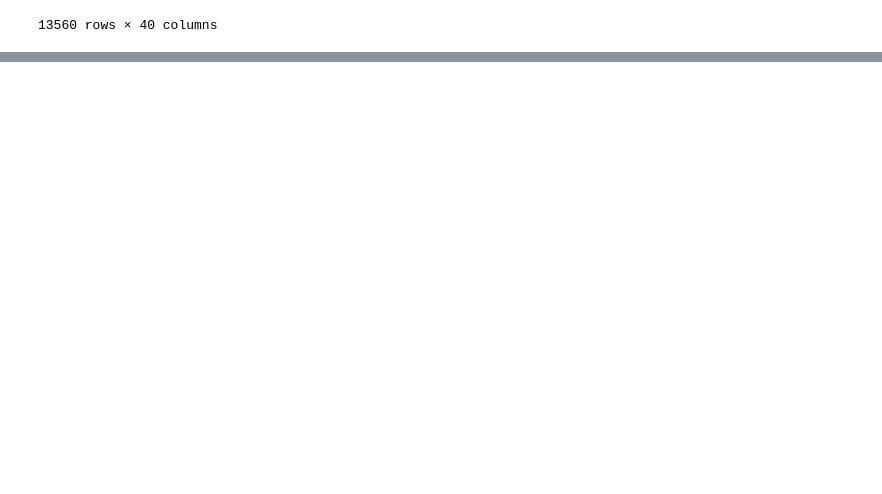
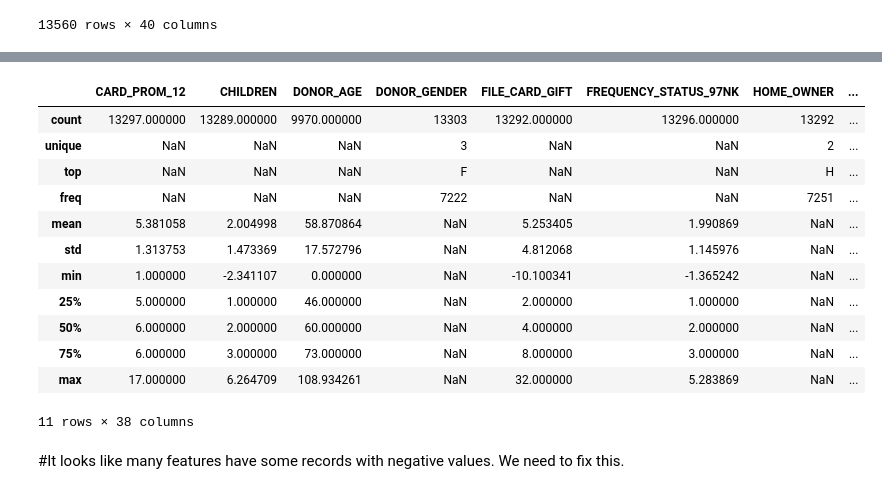
Before and after one commit to iddadobroc/DSML_Group11_Clustering, a Jupyter notebook: DSML_Group11.ipynb, the cells around one changed output, grey strips where cells are left out. Saved outputs shown, nothing was run; the diff lists cells and outputs as text; code cells hidden in the pictures; blank space fills up the shorter version.

```diff
--- a/DSML_Group11.ipynb
+++ b/DSML_Group11.ipynb
@@ -111,0 +463,18 @@ df1.set_index("CONTROL_NUMBER", inplace = True)
+# %%
+df1.describe(include="all")
+# %% [output]
+|  | CARD_PROM_12 | CHILDREN | DONOR_AGE | DONOR_GENDER | FILE_CARD_GIFT | FREQUENCY_STATUS_97NK | HOME_OWNER | ... |
+| count | 13297.000000 | 13289.000000 | 9970.000000 | 13303 | 13292.000000 | 13296.000000 | 13292 | ... |
+| unique | NaN | NaN | NaN | 3 | NaN | NaN | 2 | ... |
+| top | NaN | NaN | NaN | F | NaN | NaN | H | ... |
+| freq | NaN | NaN | NaN | 7222 | NaN | NaN | 7251 | ... |
+| mean | 5.381058 | 2.004998 | 58.870864 | NaN | 5.253405 | 1.990869 | NaN | ... |
+| std | 1.313753 | 1.473369 | 17.572796 | NaN | 4.812068 | 1.145976 | NaN | ... |
+| min | 1.000000 | -2.341107 | 0.000000 | NaN | -10.100341 | -1.365242 | NaN | ... |
+| 25% | 5.000000 | 1.000000 | 46.000000 | NaN | 2.000000 | 1.000000 | NaN | ... |
+| 50% | 6.000000 | 2.000000 | 60.000000 | NaN | 4.000000 | 2.000000 | NaN | ... |
+| 75% | 6.000000 | 3.000000 | 73.000000 | NaN | 8.000000 | 3.000000 | NaN | ... |
+| max | 17.000000 | 6.264709 | 108.934261 | NaN | 32.000000 | 5.283869 | NaN | ... |
+11 rows × 38 columns
+# %% [markdown]
+#It looks like many features have some records with negative values. We need to fix this.
```
Also changed, not shown: parts of 30 cells of this notebook.
